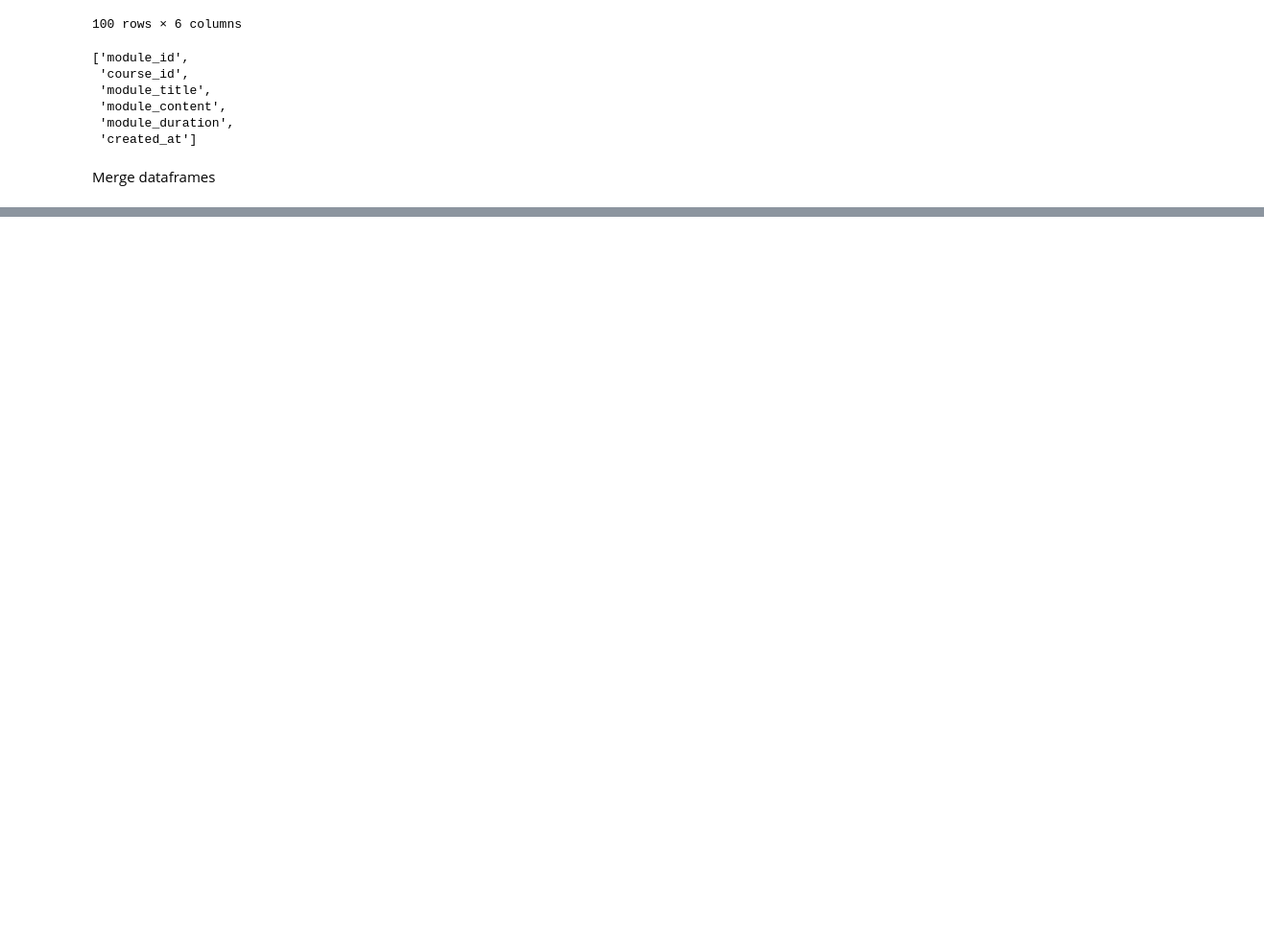
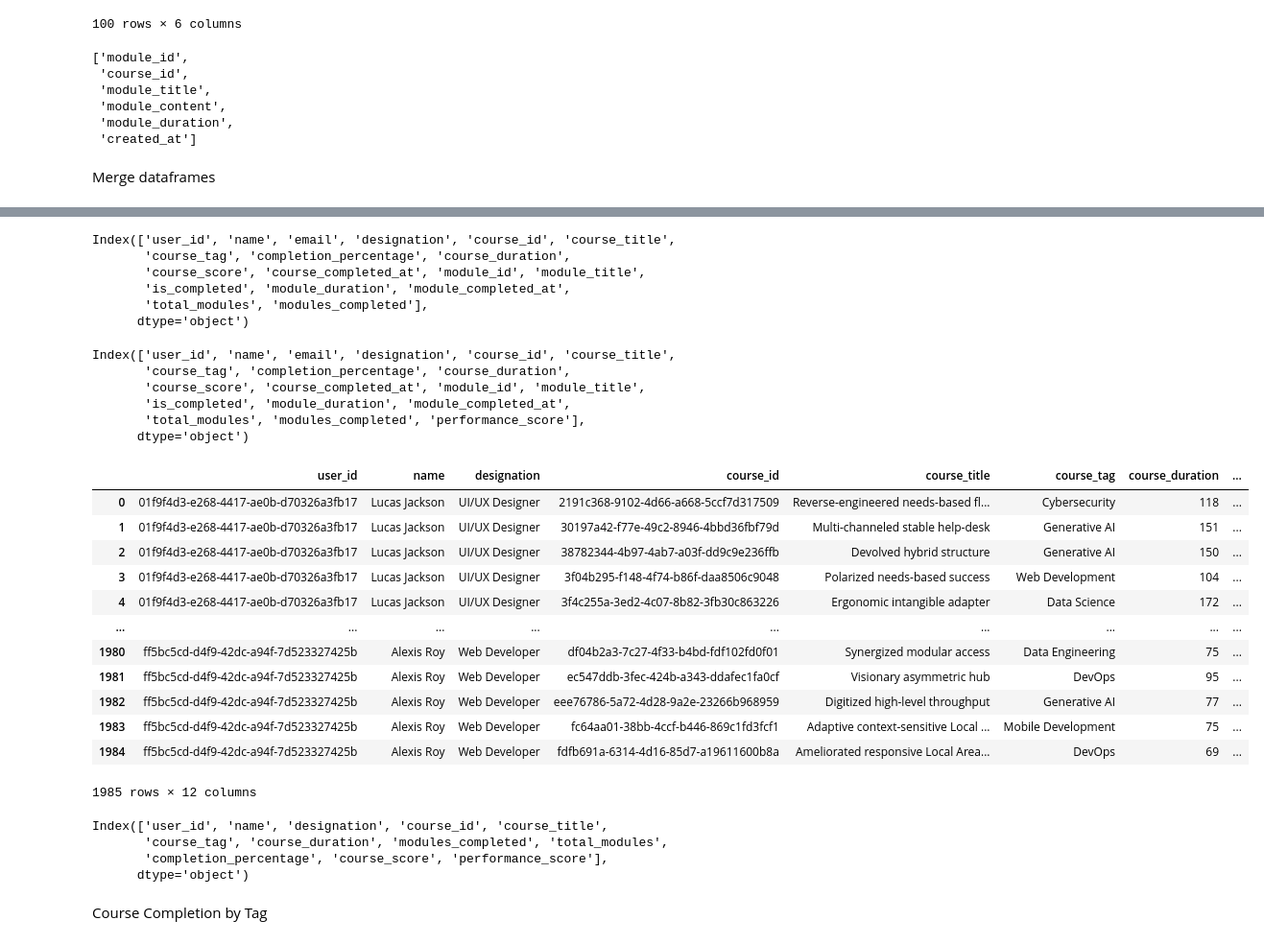
Before and after one commit to vikasreddy1406/Course_completion_project, a Jupyter notebook: data_engineering/data_report_script.ipynb, the cells around one changed output, grey strips where cells are left out. Shown at 96% size. Saved outputs shown, nothing was run; the diff lists cells and outputs as text; code cells hidden in the pictures; blank space fills up the shorter version.

Commit message:
todo data science

```diff
--- a/data_engineering/data_report_script.ipynb
+++ b/data_engineering/data_report_script.ipynb
@@ -149,0 +206,15 @@ KeyError: 'course_id'
+# %%
+# Merge the module_kpi with the final_df to incorporate total and completed modules
+final_df = pd.merge(final_df, module_kpi, on=['user_id', 'course_id'], how='left')
+
+display(final_df.columns)
+# %% [output]
+Index(['user_id', 'name', 'email', 'designation', 'course_id', 'course_title',
+       'course_tag', 'completion_percentage', 'course_duration',
+       'course_score', 'course_completed_at', 'module_id', 'module_title',
+       'is_completed', 'module_duration', 'module_completed_at',
+       'total_modules', 'modules_completed'],
+      dtype='object')
+# %%
+# Calculate completed percentage for the modules
+final_df['completion_percentage'] = (final_df['modules_completed'] / final_df['total_modules']) * 100
@@ -149,0 +229,18 @@ KeyError: 'course_id'
+# %%
+def calculate_performance_score(progress_df):
+    # Group by employee and calculate total score and total max score
+    performance_summary = progress_df.groupby('user_id').agg(
+        total_score=('course_score', 'sum'),  # Sum of course scores
+        total_max_score=('course_score', lambda x: len(x) * 100),  # Assuming max score for each course is 100
+        completed_courses=('completion_percentage', lambda x: (x == 100).sum())  # Count of fully completed courses
+    ).reset_index()
+
+    # Calculate performance score as a percentage
+    performance_summary['performance_score'] = (performance_summary['total_score'] / performance_summary['total_max_score']) * 100
+    return performance_summary
+
+# %%
+# Update performance score for each employee
+performance_summary = calculate_performance_score(final_df)
+# %%
+final_df = pd.merge(final_df, performance_summary[['user_id', 'performance_score']], on='user_id', how='left')
@@ -149,0 +249,42 @@ KeyError: 'course_id'
+# %%
+final_df.columns
+# %% [output]
+Index(['user_id', 'name', 'email', 'designation', 'course_id', 'course_title',
+       'course_tag', 'completion_percentage', 'course_duration',
+       'course_score', 'course_completed_at', 'module_id', 'module_title',
+       'is_completed', 'module_duration', 'module_completed_at',
+       'total_modules', 'modules_completed', 'performance_score'],
+      dtype='object')
+# %%
+filtered_df = final_df[[
+    'user_id', 'name', 'designation', 'course_id', 'course_title', 'course_tag',
+    'course_duration','modules_completed', 'total_modules', 'completion_percentage', 'course_score', 'performance_score'
+]]
+# %%
+employee_performance_kpi = filtered_df.groupby([
+    'user_id', 'name', 'designation', 'course_id', 'course_title', 'course_tag',
+    'course_duration','modules_completed', 'total_modules', 'completion_percentage', 'course_score', 'performance_score'
+]).first().reset_index()
+
+display(employee_performance_kpi)
+# %% [output]
+|  | user_id | name | designation | course_id | course_title | course_tag | course_duration | ... |
+| 0 | 01f9f4d3-e268-4417-ae0b-d70326a3fb17 | Lucas Jackson | UI/UX Designer | 2191c368-9102-4d66-a668-5ccf7d317509 | Reverse-engineered needs-based fl... | Cybersecurity | 118 | ... |
+| 1 | 01f9f4d3-e268-4417-ae0b-d70326a3fb17 | Lucas Jackson | UI/UX Designer | 30197a42-f77e-49c2-8946-4bbd36fbf79d | Multi-channeled stable help-desk | Generative AI | 151 | ... |
+| 2 | 01f9f4d3-e268-4417-ae0b-d70326a3fb17 | Lucas Jackson | UI/UX Designer | 38782344-4b97-4ab7-a03f-dd9c9e236ffb | Devolved hybrid structure | Generative AI | 150 | ... |
+| 3 | 01f9f4d3-e268-4417-ae0b-d70326a3fb17 | Lucas Jackson | UI/UX Designer | 3f04b295-f148-4f74-b86f-daa8506c9048 | Polarized needs-based success | Web Development | 104 | ... |
+| 4 | 01f9f4d3-e268-4417-ae0b-d70326a3fb17 | Lucas Jackson | UI/UX Designer | 3f4c255a-3ed2-4c07-8b82-3fb30c863226 | Ergonomic intangible adapter | Data Science | 172 | ... |
+| ... | ... | ... | ... | ... | ... | ... | ... | ... |
+| 1980 | ff5bc5cd-d4f9-42dc-a94f-7d523327425b | Alexis Roy | Web Developer | df04b2a3-7c27-4f33-b4bd-fdf102fd0f01 | Synergized modular access | Data Engineering | 75 | ... |
+| 1981 | ff5bc5cd-d4f9-42dc-a94f-7d523327425b | Alexis Roy | Web Developer | ec547ddb-3fec-424b-a343-ddafec1fa0cf | Visionary asymmetric hub | DevOps | 95 | ... |
+| 1982 | ff5bc5cd-d4f9-42dc-a94f-7d523327425b | Alexis Roy | Web Developer | eee76786-5a72-4d28-9a2e-23266b968959 | Digitized high-level throughput | Generative AI | 77 | ... |
+| 1983 | ff5bc5cd-d4f9-42dc-a94f-7d523327425b | Alexis Roy | Web Developer | fc64aa01-38bb-4ccf-b446-869c1fd3fcf1 | Adaptive context-sensitive Local ... | Mobile Development | 75 | ... |
+| 1984 | ff5bc5cd-d4f9-42dc-a94f-7d523327425b | Alexis Roy | Web Developer | fdfb691a-6314-4d16-85d7-a19611600b8a | Ameliorated responsive Local Area... | DevOps | 69 | ... |
+1985 rows × 12 columns
+# %%
+employee_performance_kpi.columns
+# %% [output]
+Index(['user_id', 'name', 'designation', 'course_id', 'course_title',
+       'course_tag', 'course_duration', 'modules_completed', 'total_modules',
+       'completion_percentage', 'course_score', 'performance_score'],
+      dtype='object')
@@ -149,0 +293,2 @@ KeyError: 'course_id'
+# %% [markdown]
+Course Completion by Tag
```
Also changed, not shown: parts of 24 cells of this notebook, 15 other files.
